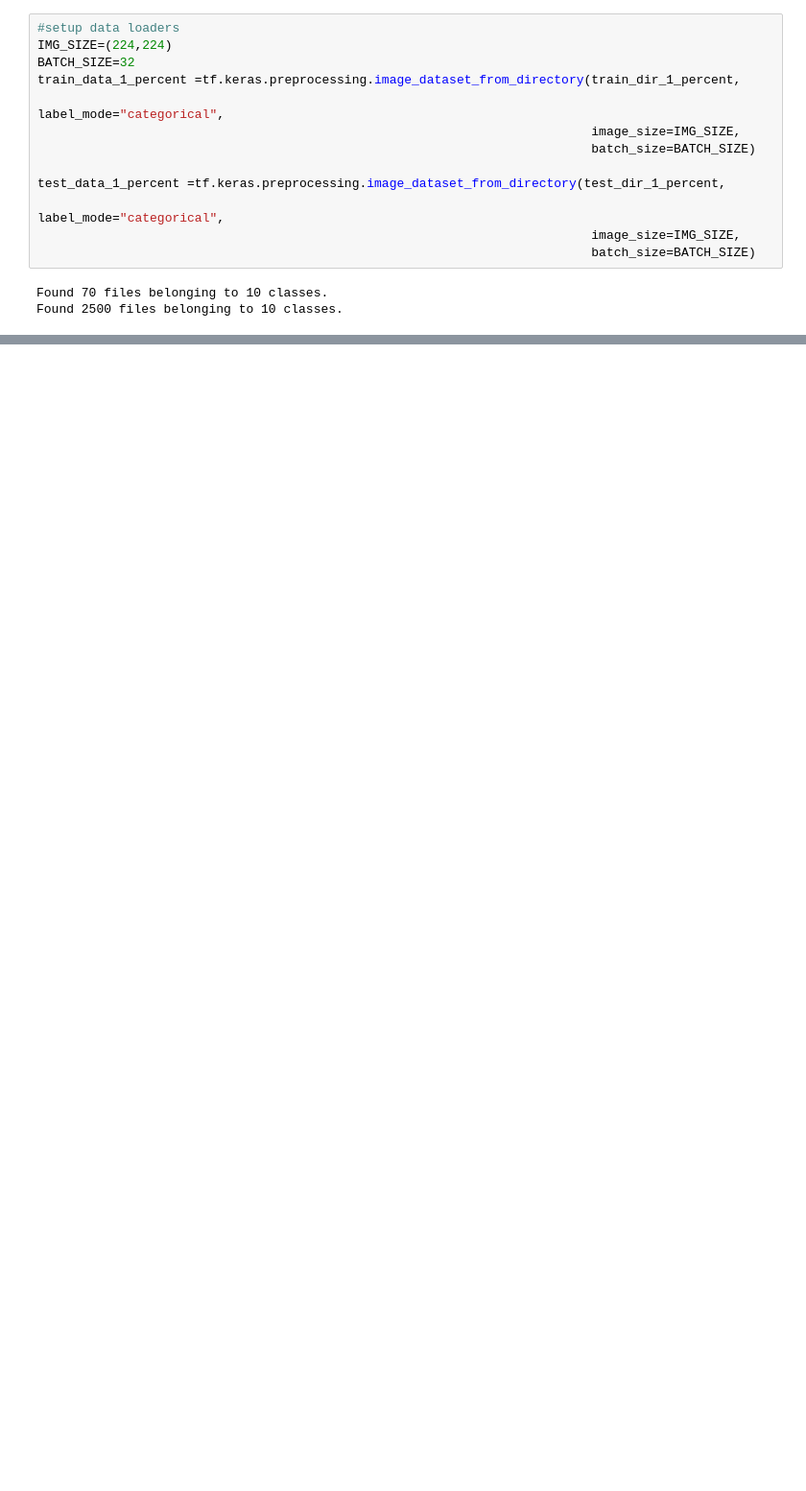
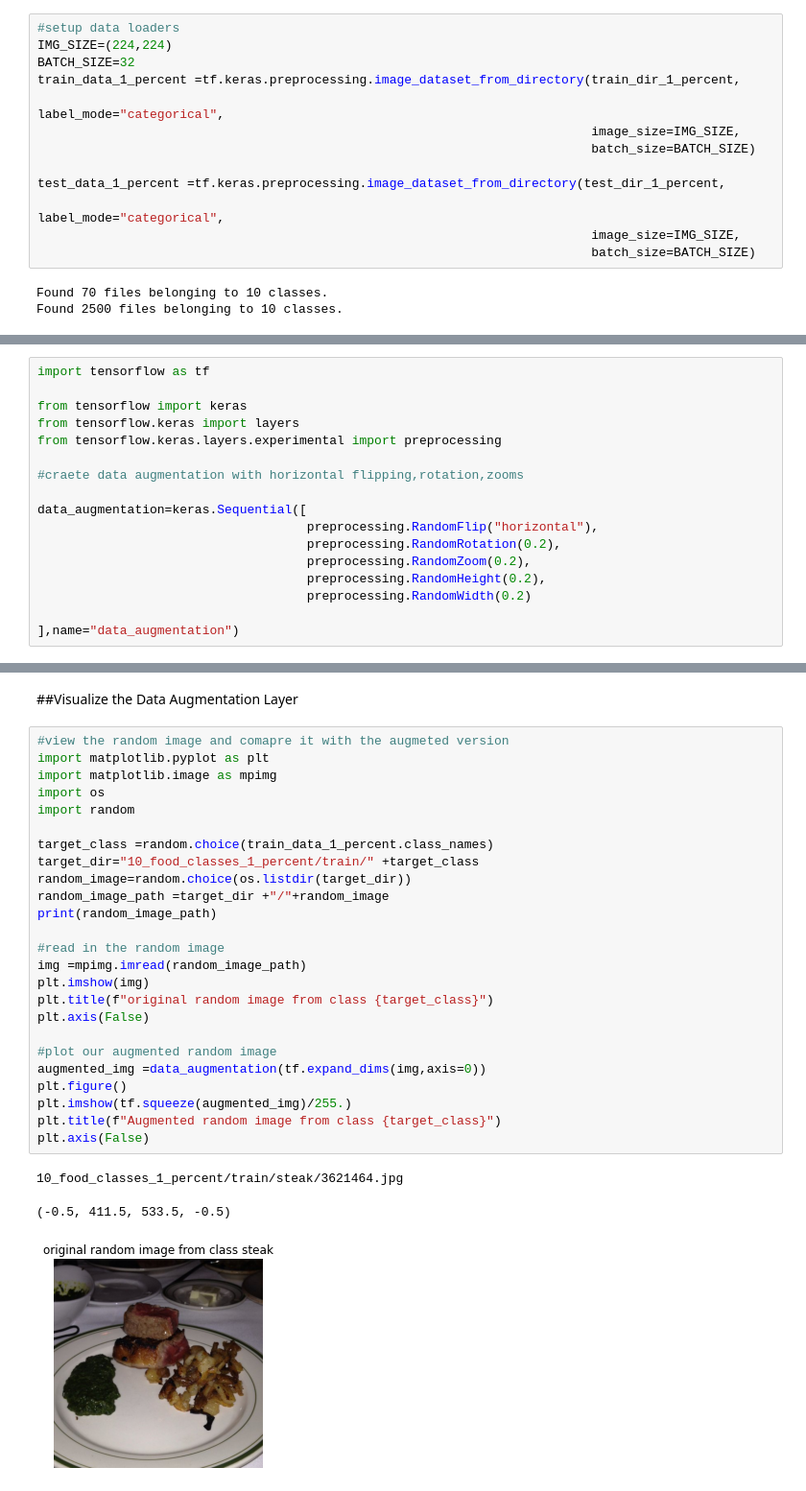
Before and after one commit to PasinduUkwatta/TensorFlow--Practise, a Jupyter notebook: 05_Transfer_Learning_Fine_Tuning (1).ipynb, the cells around one changed output, grey strips where cells are left out. Shown: that part at 96% size. Saved outputs shown, nothing was run; the diff lists cells and outputs as text; blank space fills up the shorter version.

```diff
--- a/05_Transfer_Learning_Fine_Tuning (1).ipynb
+++ b/05_Transfer_Learning_Fine_Tuning (1).ipynb
@@ -379,0 +384,17 @@ Found 2500 files belonging to 10 classes.
+# %%
+import tensorflow as tf
+
+from tensorflow import keras
+from tensorflow.keras import layers
+from tensorflow.keras.layers.experimental import preprocessing
+
+#craete data augmentation with horizontal flipping,rotation,zooms
+
+data_augmentation=keras.Sequential([
+                                    preprocessing.RandomFlip("horizontal"),
+                                    preprocessing.RandomRotation(0.2),
+                                    preprocessing.RandomZoom(0.2),
+                                    preprocessing.RandomHeight(0.2),
+                                    preprocessing.RandomWidth(0.2)
+
+],name="data_augmentation")
@@ -379,0 +405,31 @@ Found 2500 files belonging to 10 classes.
+# %% [markdown]
+##Visualize the Data Augmentation Layer
+# %%
+#view the random image and comapre it with the augmeted version
+import matplotlib.pyplot as plt
+import matplotlib.image as mpimg
+import os
+import random
+
+target_class =random.choice(train_data_1_percent.class_names)
+target_dir="10_food_classes_1_percent/train/" +target_class
+random_image=random.choice(os.listdir(target_dir))
+random_image_path =target_dir +"/"+random_image
+print(random_image_path)
+
+#read in the random image
+img =mpimg.imread(random_image_path)
+plt.imshow(img)
+plt.title(f"original random image from class {target_class}")
+plt.axis(False)
+
+#plot our augmented random image
+augmented_img =data_augmentation(tf.expand_dims(img,axis=0))
+plt.figure()
+plt.imshow(tf.squeeze(augmented_img)/255.)
+plt.title(f"Augmented random image from class {target_class}")
+plt.axis(False)
+# %% [output]
+10_food_classes_1_percent/train/steak/3621464.jpg
+(-0.5, 411.5, 533.5, -0.5)
+[figure, added]
```
Also changed, not shown: parts of 73 cells of this notebook, 1 other file.
